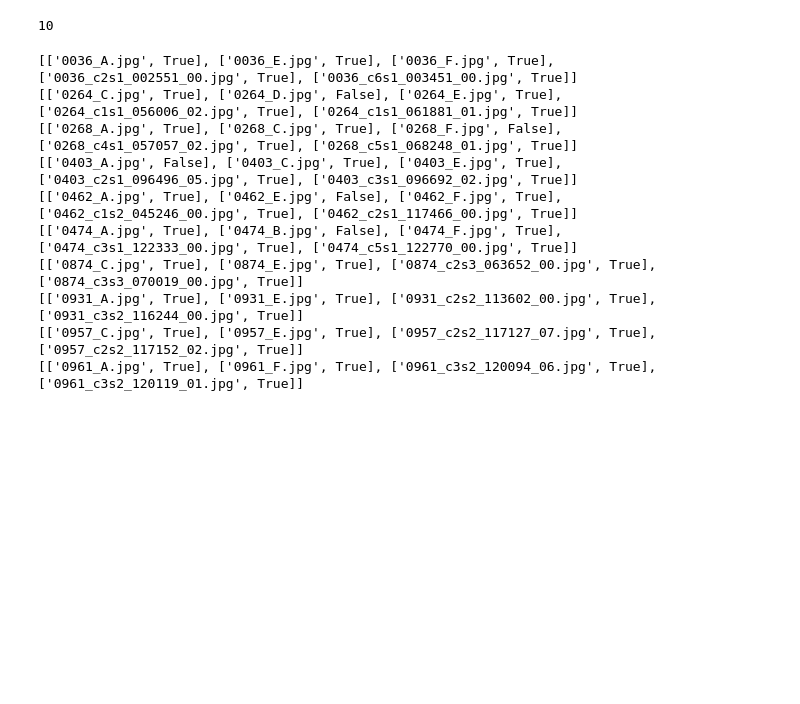
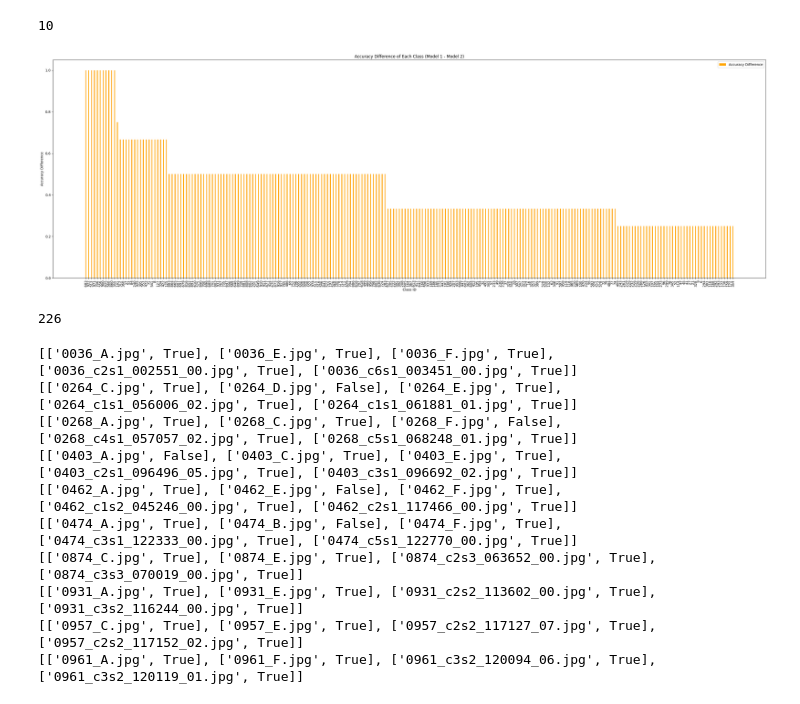
Before and after one commit to Anonymous-Sup/CVAE, a Jupyter notebook: visualization.ipynb, the cells around one changed output. Saved outputs shown, nothing was run; the diff lists cells and outputs as text; code cells hidden in the pictures; blank space fills up the shorter version.

Commit message:
update visualization and training

```diff
--- a/visualization.ipynb
+++ b/visualization.ipynb
@@ -80,6 +80,80 @@ del data_1, data_2
 # %% [output]
 [figure]
 10
+# %%
+import json
+import matplotlib.pyplot as plt
+import pandas as pd
+import numpy as np
+
+# Load the JSON data from the two models
+file_path_1 = '/home/zhengwei/Desktop/Zhengwei/Projects/CLIP_ReID/logs/visualization_results/marketsketch/class_data.json'
+file_path_2 = '/home/zhengwei/Desktop/Zhengwei/Projects/CVAE/outputs/market1k/clipreid_simplevae_tune/novel/2024-07-14/2ndstage_SimpleVAE+2E_128+64z_1e3+3_60+120_KLtotalZ_s2_L1280+CLS_ce+trip+center/visual_results/class_data.json'
+
+with open(file_path_1, 'r') as file:
+    data_1 = json.load(file)
+
+with open(file_path_2, 'r') as file:
+    data_2 = json.load(file)
+
+q_class_acc_dict_1 = data_1["q_class_acc_dict"]
+q_class_path_dict_1 = data_1["q_class_path_dict"]
+g_class_path_dict_1 = data_1["g_class_path_dict"]
+rank_map_1 = data_1["class_rank1_map_dict"]
+
+q_class_acc_dict_2 = data_2["q_class_acc_dict"]
+q_class_path_dict_2 = data_2["q_class_path_dict"]
+g_class_path_dict_2 = data_2["g_class_path_dict"]
+rank_map_2 = data_2["class_rank1_map_dict"]
+
+# Convert dictionaries to DataFrames
+df_1 = pd.DataFrame(list(q_class_acc_dict_1.items()), columns=['ClassID', 'Accuracy_1'])
+df_2 = pd.DataFrame(list(q_class_acc_dict_2.items()), columns=['ClassID', 'Accuracy_2'])
+
+# Merge DataFrames on ClassID
+merged_df = pd.merge(df_1, df_2, on='ClassID')
+
+# Calculate the absolute difference in accuracy
+merged_df['Accuracy_Diff'] = (merged_df['Accuracy_2'] - merged_df['Accuracy_1'])
+
+# Sort by Accuracy_Diff in descending order
+merged_df = merged_df.sort_values(by='Accuracy_Diff', ascending=False)
+
+# Define the margin
+m = 0.00
+
+# Filter rows where the difference is larger than the margin
+filtered_df = merged_df[merged_df['Accuracy_Diff'] > m]
+
+# Display the list of IDs and Accuracy where the difference is larger than the margin
+filtered_list = filtered_df[['ClassID', 'Accuracy_1', 'Accuracy_2', 'Accuracy_Diff']].to_dict('records')
+
+# Create a DataFrame for the filtered data
+filtered_data = pd.DataFrame(filtered_list)
+
+# Plotting the accuracy differences
+x = np.arange(len(filtered_data['ClassID']))  # the label locations
+width = 0.3  # the width of the bars
+
+fig, ax = plt.subplots(figsize=(30, 10))
+rects1 = ax.bar(x, filtered_data['Accuracy_Diff'], width, label='Accuracy Difference', color="orange")
+
+# Add some text for labels, title and custom x-axis tick labels, etc.
+ax.set_xlabel('Class ID')
+ax.set_ylabel('Accuracy Difference')
+ax.set_title('Accuracy Difference of Each Class (Model 1 - Model 2)')
+ax.set_xticks(x)
+ax.set_xticklabels(filtered_data['ClassID'], rotation=90)
+ax.legend()
+
+fig.tight_layout()
+
+plt.show()
+print(len(filtered_list))
+del data_1, data_2
+# %% [output]
+[figure, added]
+226
 # %%
 import matplotlib.pyplot as plt
 import matplotlib.image as mpimg
```
Also changed, not shown: parts of 7 cells of this notebook, 8 other files.
